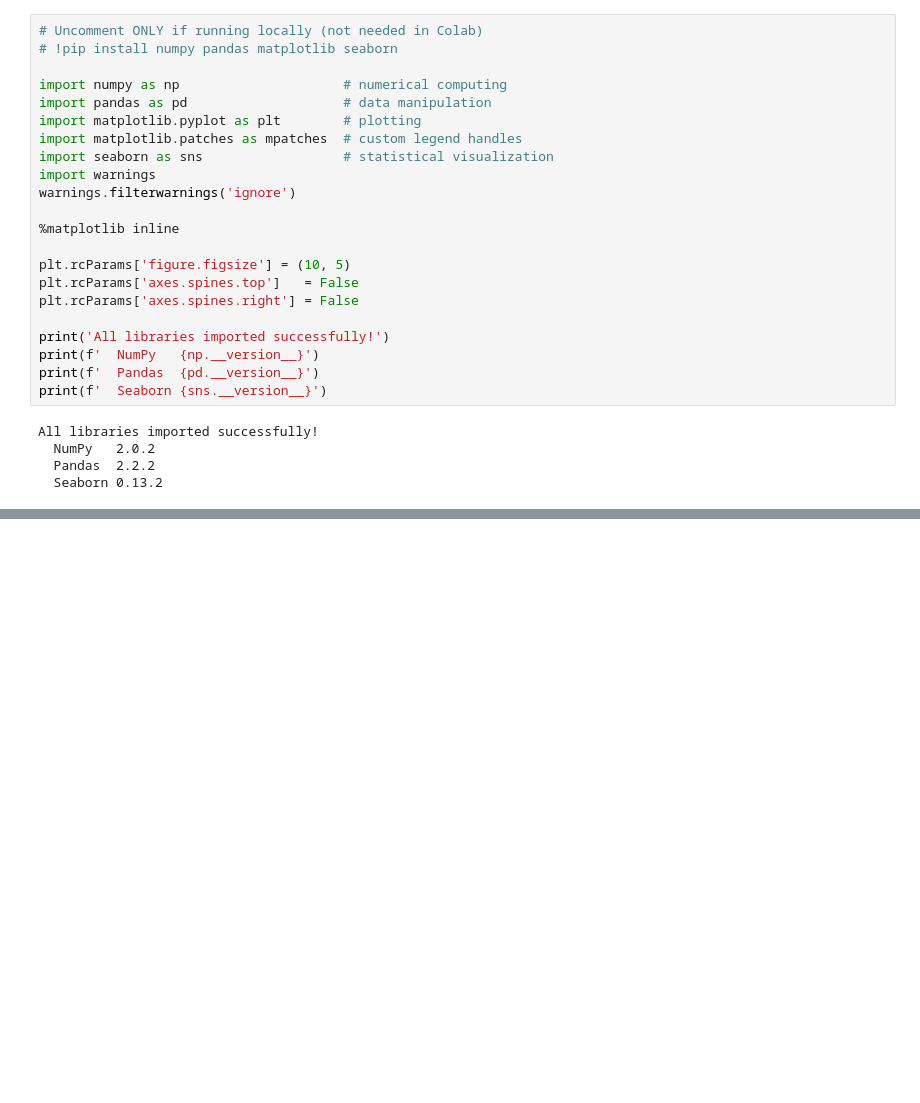
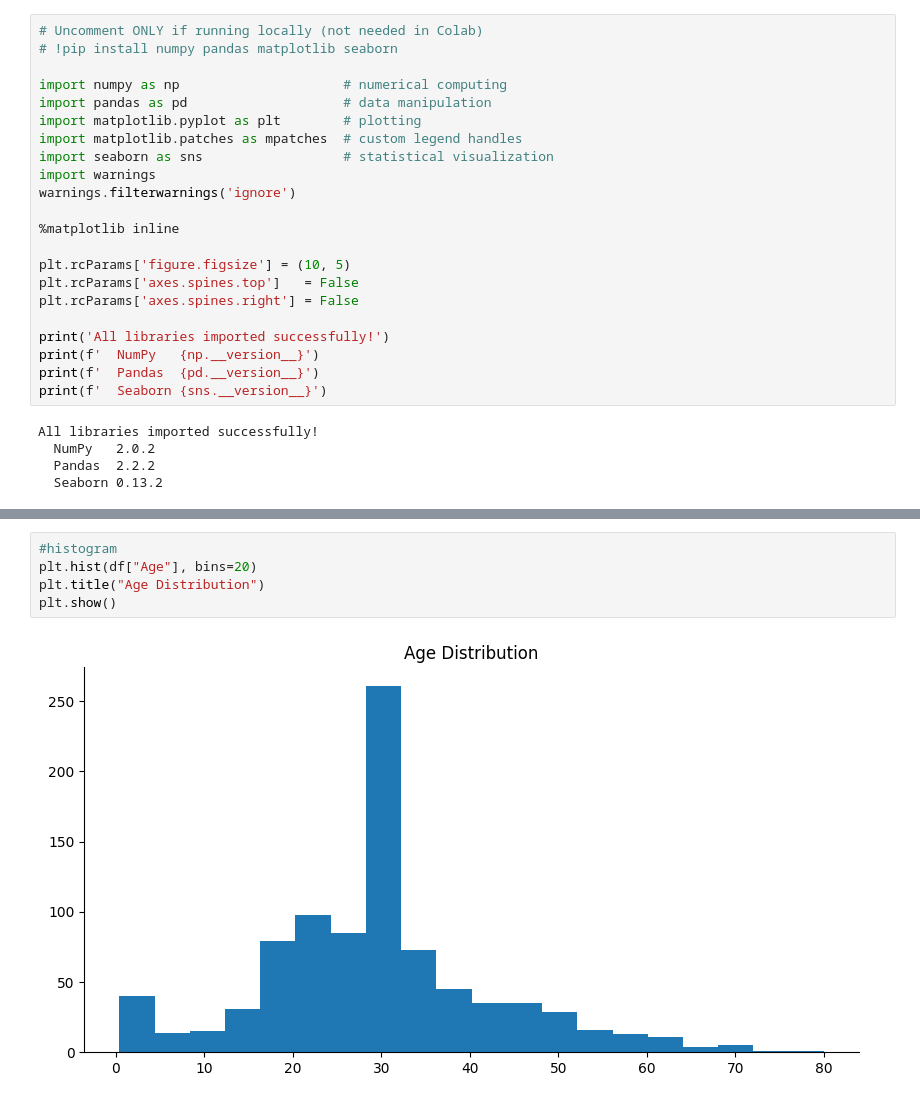
Before and after one commit to MallikarjunPatil24/IT-ignite, a Jupyter notebook: libraries.ipynb, the cells around one changed output, grey strips where cells are left out. Saved outputs shown, nothing was run; the diff lists cells and outputs as text; blank space fills up the shorter version.

```diff
--- a/libraries.ipynb
+++ b/libraries.ipynb
@@ -54,0 +285,7 @@ All libraries imported successfully!
+# %%
+#histogram
+plt.hist(df["Age"], bins=20)
+plt.title("Age Distribution")
+plt.show()
+# %% [output]
+[figure, added]
```
Also changed, not shown: parts of 32 cells of this notebook.
